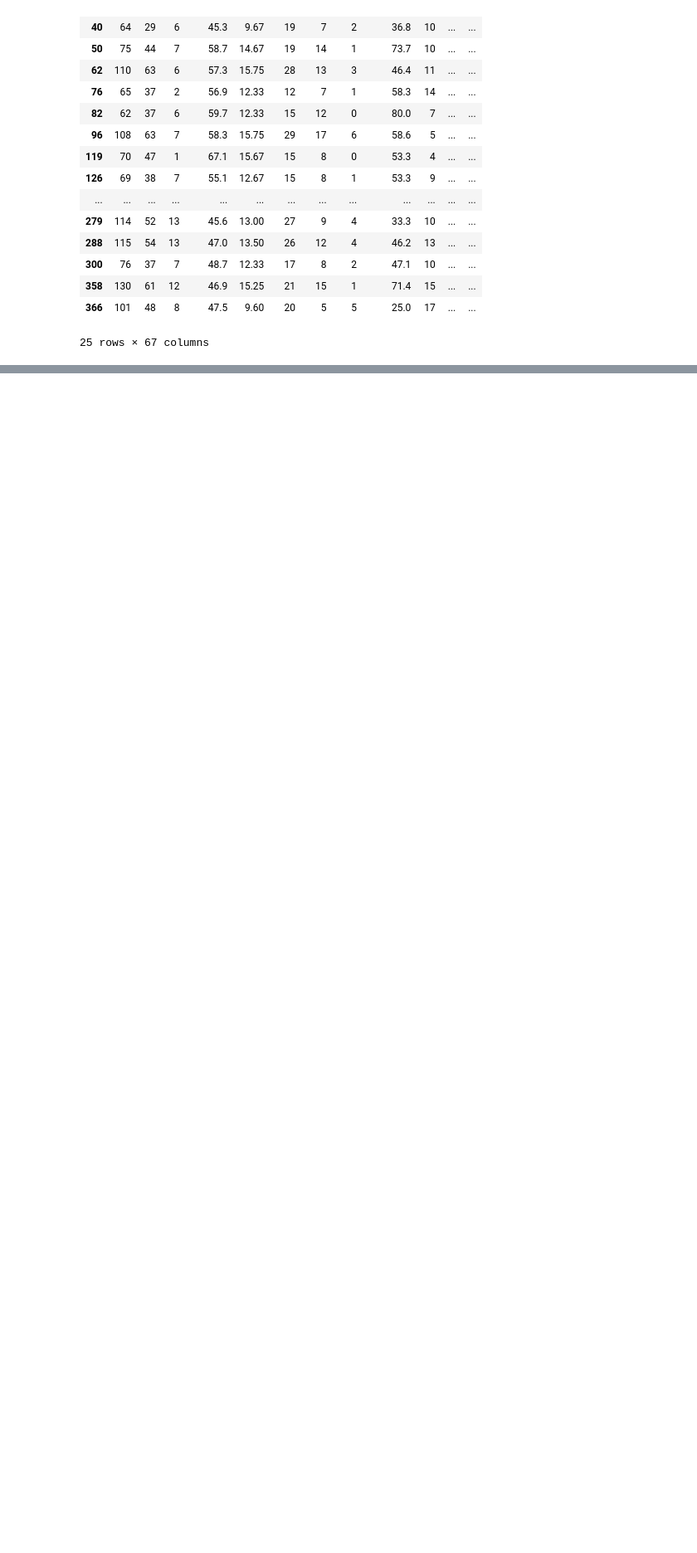
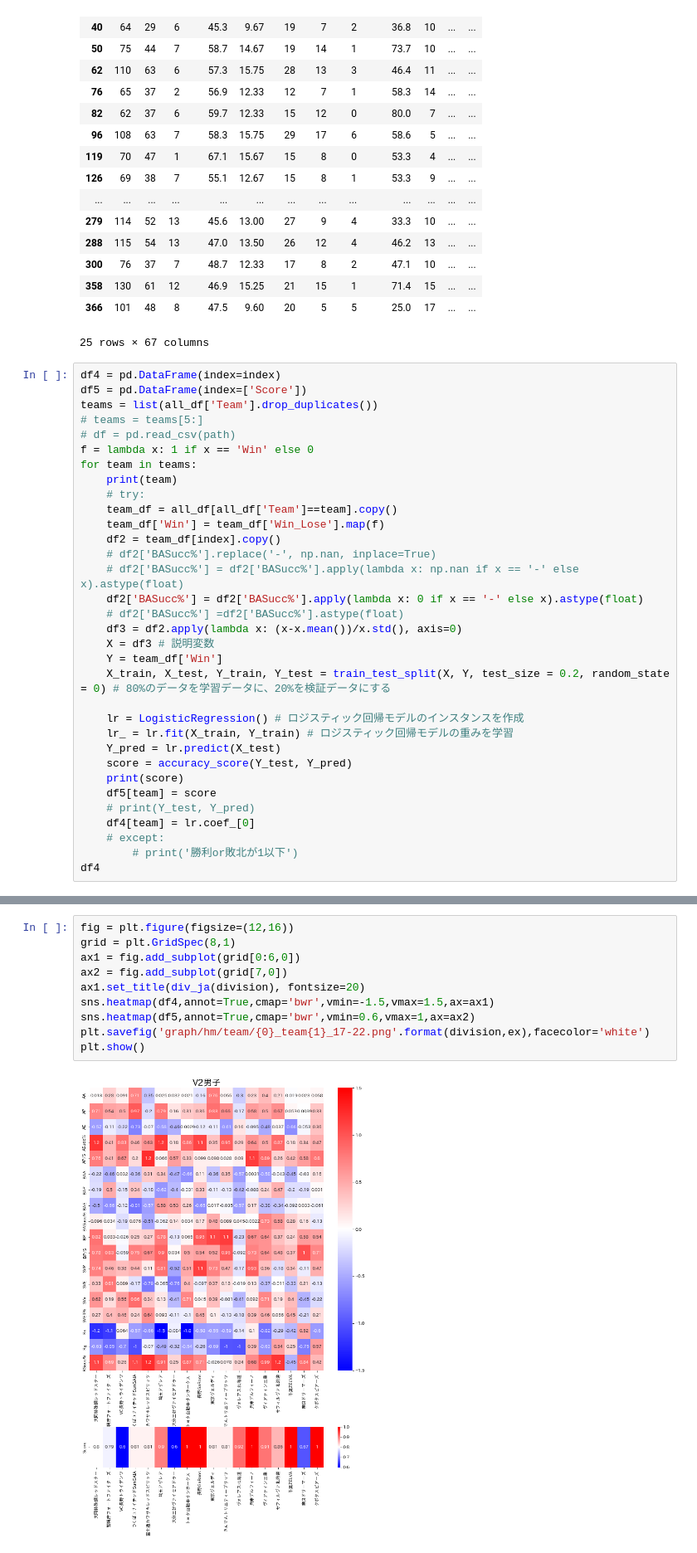
Before and after one commit to vleaguebot-lab/vleague_stats, a Jupyter notebook: data_collect_lab2.ipynb, the cells around one changed output, grey strips where cells are left out. Shown at 83% size. Drawn from its saved outputs; the diff is of its cells as text; blank space fills up the shorter version.

```diff
--- a/data_collect_lab2.ipynb
+++ b/data_collect_lab2.ipynb
@@ -214,3 +221,36 @@ team_df
 | 358 | 130 | 61 | 12 | 46.9 | 15.25 | 21 | 15 | 1 | 71.4 | 15 | ... | ... |
 | 366 | 101 | 48 | 8 | 47.5 | 9.60 | 20 | 5 | 5 | 25.0 | 17 | ... | ... |
 25 rows × 67 columns
+# %%
+df4 = pd.DataFrame(index=index)
+df5 = pd.DataFrame(index=['Score'])
+teams = list(all_df['Team'].drop_duplicates())
+# teams = teams[5:]
+# df = pd.read_csv(path)
+f = lambda x: 1 if x == 'Win' else 0
+for team in teams:
+    print(team)
+    # try:
+    team_df = all_df[all_df['Team']==team].copy()
+    team_df['Win'] = team_df['Win_Lose'].map(f)
+    df2 = team_df[index].copy()
+    # df2['BASucc%'].replace('-', np.nan, inplace=True)
+    # df2['BASucc%'] = df2['BASucc%'].apply(lambda x: np.nan if x == '-' else x).astype(float)
+    df2['BASucc%'] = df2['BASucc%'].apply(lambda x: 0 if x == '-' else x).astype(float)
+    # df2['BASucc%'] =df2['BASucc%'].astype(float)
+    df3 = df2.apply(lambda x: (x-x.mean())/x.std(), axis=0)
+    X = df3 # 説明変数
+    Y = team_df['Win']
+    X_train, X_test, Y_train, Y_test = train_test_split(X, Y, test_size = 0.2, random_state = 0) # 80%のデータを学習データに、20%を検証データにする
+
+    lr = LogisticRegression() # ロジスティック回帰モデルのインスタンスを作成
+    lr_ = lr.fit(X_train, Y_train) # ロジスティック回帰モデルの重みを学習
+    Y_pred = lr.predict(X_test)
+    score = accuracy_score(Y_test, Y_pred)
+    print(score)
+    df5[team] = score
+    # print(Y_test, Y_pred)
+    df4[team] = lr.coef_[0]
+    # except:
+        # print('勝利or敗北が1以下')
+df4
@@ -216,0 +292,12 @@ team_df
+# %%
+fig = plt.figure(figsize=(12,16))
+grid = plt.GridSpec(8,1)
+ax1 = fig.add_subplot(grid[0:6,0])
+ax2 = fig.add_subplot(grid[7,0])
+ax1.set_title(div_ja(division), fontsize=20)
+sns.heatmap(df4,annot=True,cmap='bwr',vmin=-1.5,vmax=1.5,ax=ax1)
+sns.heatmap(df5,annot=True,cmap='bwr',vmin=0.6,vmax=1,ax=ax2)
+plt.savefig('graph/hm/team/{0}_team{1}_17-22.png'.format(division,ex),facecolor='white')
+plt.show()
+# %% [output]
+[figure, added]
```
Also changed, not shown: parts of 3 cells of this notebook, 2 other files.
